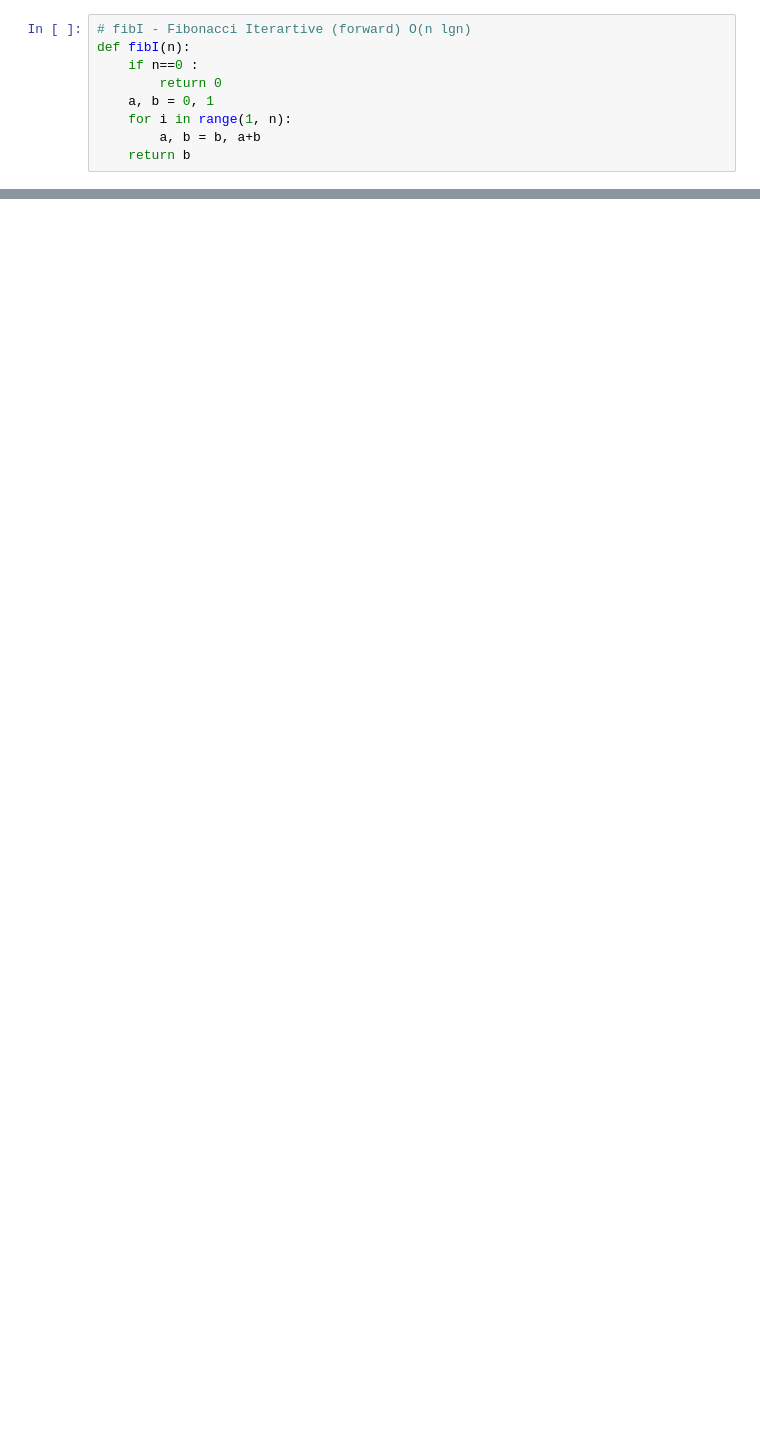
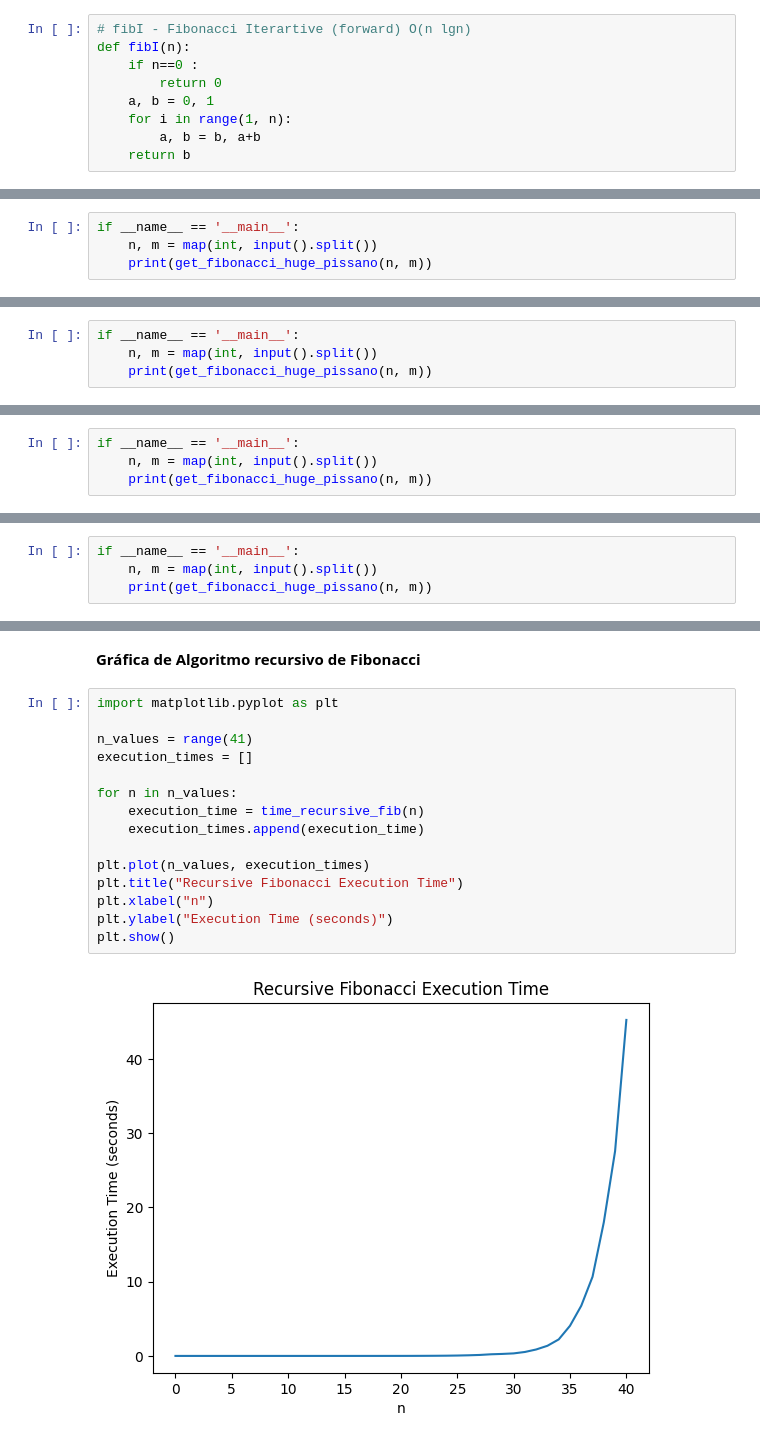
Before and after one commit to caeamayaan/AlgorithmsUN2023I, a Jupyter notebook: Lab8/FibonacciTimesGroup1.ipynb, the cells around one changed output, grey strips where cells are left out. Saved outputs shown, nothing was run; the diff lists cells and outputs as text; blank space fills up the shorter version.

```diff
--- a/Lab8/FibonacciTimesGroup1.ipynb
+++ b/Lab8/FibonacciTimesGroup1.ipynb
@@ -67,0 +809,4 @@ plt.plot(range(1,1001),range(1,1001))
+# %%
+if __name__ == '__main__':
+    n, m = map(int, input().split())
+    print(get_fibonacci_huge_pissano(n, m))
@@ -67,0 +816,4 @@ plt.plot(range(1,1001),range(1,1001))
+# %%
+if __name__ == '__main__':
+    n, m = map(int, input().split())
+    print(get_fibonacci_huge_pissano(n, m))
@@ -67,0 +867,4 @@ plt.plot(range(1,1001),range(1,1001))
+# %%
+if __name__ == '__main__':
+    n, m = map(int, input().split())
+    print(get_fibonacci_huge_pissano(n, m))
@@ -67,0 +874,4 @@ plt.plot(range(1,1001),range(1,1001))
+# %%
+if __name__ == '__main__':
+    n, m = map(int, input().split())
+    print(get_fibonacci_huge_pissano(n, m))
@@ -67,0 +904,19 @@ plt.plot(range(1,1001),range(1,1001))
+# %% [markdown]
+**Gráfica de Algoritmo recursivo de Fibonacci**
+# %%
+import matplotlib.pyplot as plt
+
+n_values = range(41)
+execution_times = []
+
+for n in n_values:
+    execution_time = time_recursive_fib(n)
+    execution_times.append(execution_time)
+
+plt.plot(n_values, execution_times)
+plt.title("Recursive Fibonacci Execution Time")
+plt.xlabel("n")
+plt.ylabel("Execution Time (seconds)")
+plt.show()
+# %% [output]
+[figure, added]
```
Also changed, not shown: parts of 79 cells of this notebook.
